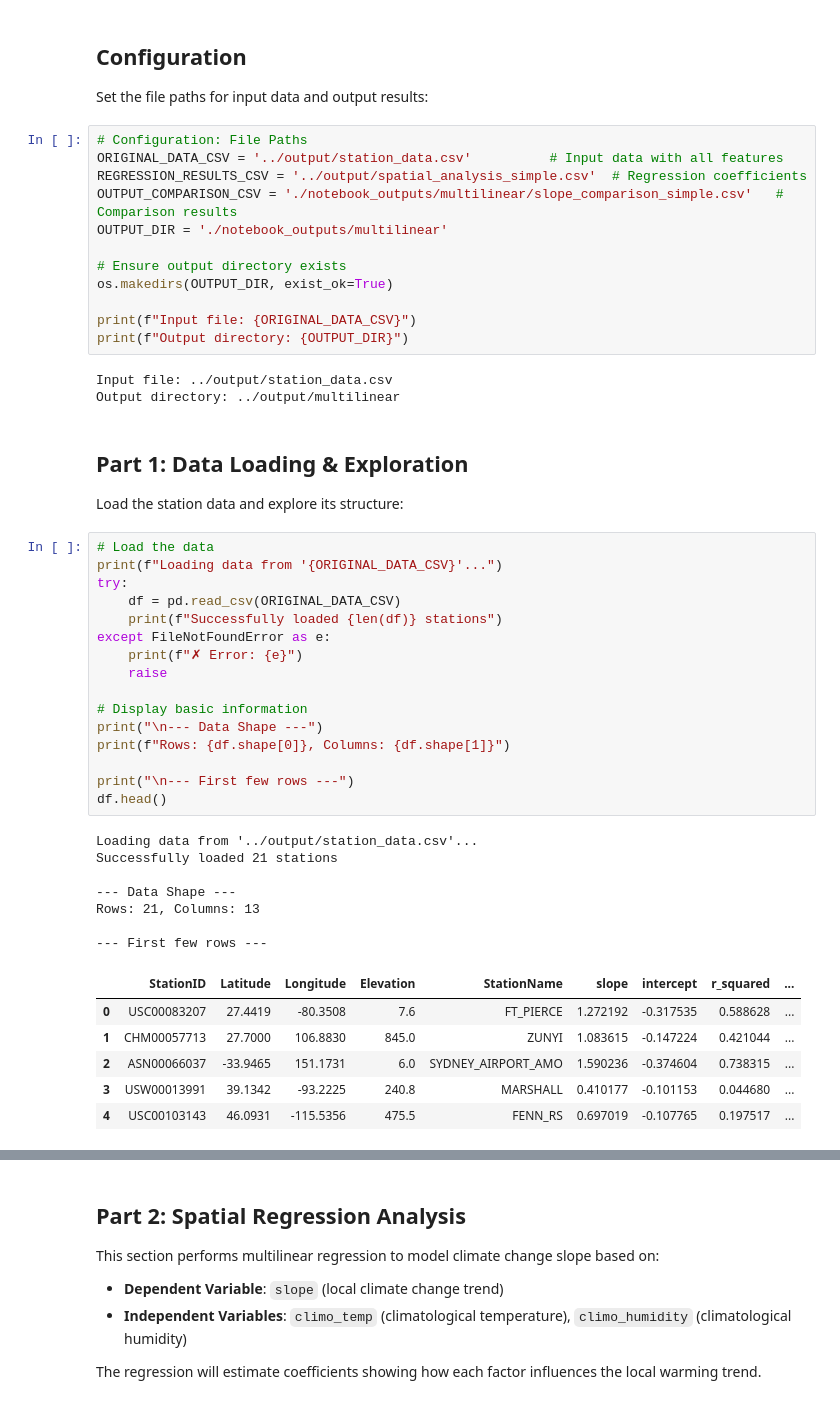
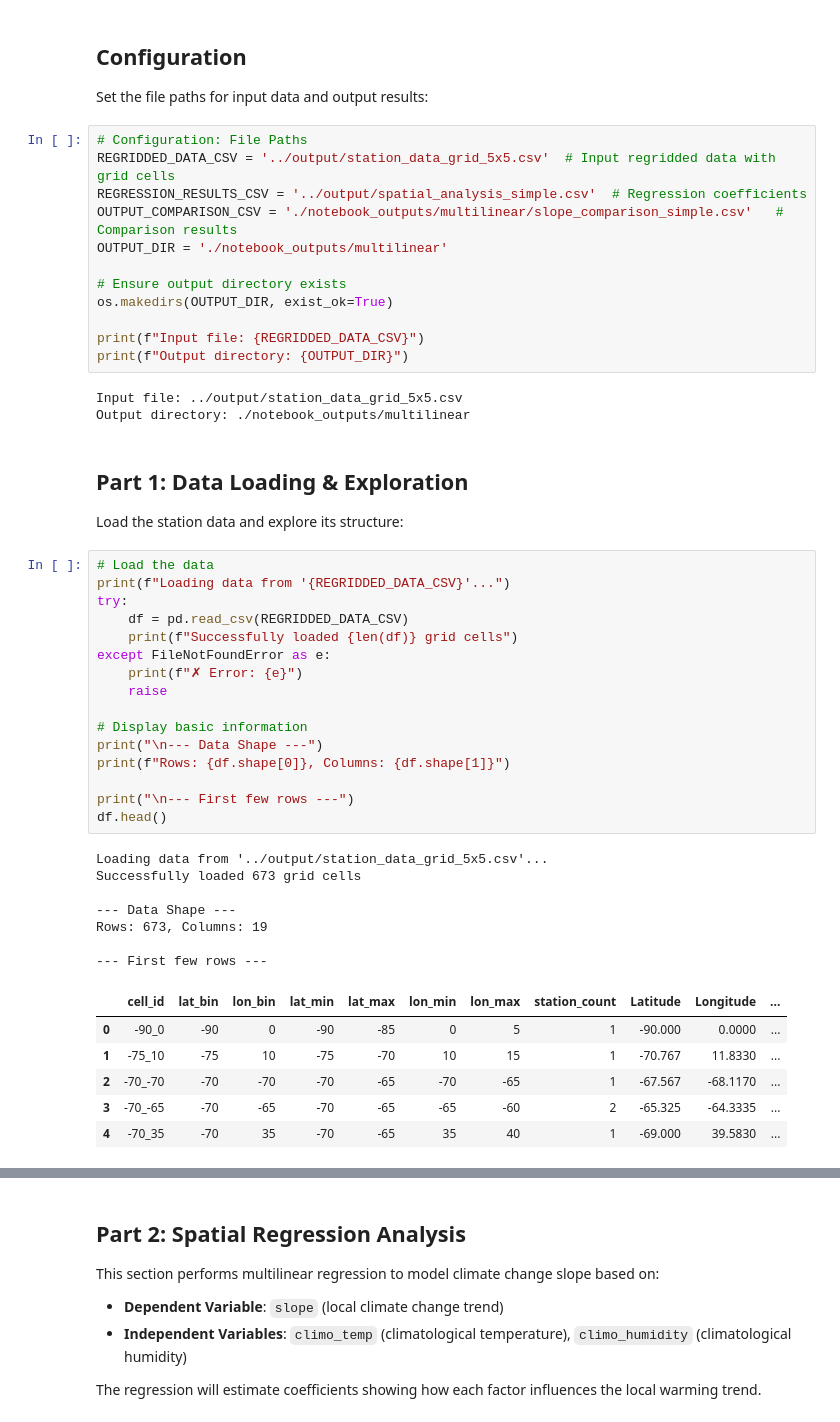
Before and after one commit to gretareitenbach/bc3_urop, a Jupyter notebook: multilinear/multilinear_analysis.ipynb, the cells around one changed output, grey strips where cells are left out. Saved outputs shown, nothing was run; the diff lists cells and outputs as text.

```diff
--- a/multilinear/multilinear_analysis.ipynb
+++ b/multilinear/multilinear_analysis.ipynb
@@ -27,7 +27,7 @@ plt.style.use('seaborn-v0_8-darkgrid')
 Set the file paths for input data and output results:
 # %%
 # Configuration: File Paths
-ORIGINAL_DATA_CSV = '../output/station_data.csv'          # Input data with all features
+REGRIDDED_DATA_CSV = '../output/station_data_grid_5x5.csv'  # Input regridded data with grid cells
 REGRESSION_RESULTS_CSV = '../output/spatial_analysis_simple.csv'  # Regression coefficients
 OUTPUT_COMPARISON_CSV = './notebook_outputs/multilinear/slope_comparison_simple.csv'   # Comparison results
 OUTPUT_DIR = './notebook_outputs/multilinear'
@@ -35,45 +35,45 @@ OUTPUT_DIR = './notebook_outputs/multilinear'
 # Ensure output directory exists
 os.makedirs(OUTPUT_DIR, exist_ok=True)
 
-print(f"Input file: {ORIGINAL_DATA_CSV}")
+print(f"Input file: {REGRIDDED_DATA_CSV}")
 print(f"Output directory: {OUTPUT_DIR}")
 # %% [output]
-Input file: ../output/station_data.csv
-Output directory: ../output/multilinear
+Input file: ../output/station_data_grid_5x5.csv
+Output directory: ./notebook_outputs/multilinear
 # %% [markdown]
 ## Part 1: Data Loading & Exploration
 
 Load the station data and explore its structure:
 # %%
 # Load the data
-print(f"Loading data from '{ORIGINAL_DATA_CSV}'...")
+print(f"Loading data from '{REGRIDDED_DATA_CSV}'...")
 try:
-    df = pd.read_csv(ORIGINAL_DATA_CSV)
-    print(f"Successfully loaded {len(df)} stations")
+    df = pd.read_csv(REGRIDDED_DATA_CSV)
+    print(f"Successfully loaded {len(df)} grid cells")
 except FileNotFoundError as e:
     print(f"✗ Error: {e}")
     raise
 
 # Display basic information
 print("\n--- Data Shape ---")
 print(f"Rows: {df.shape[0]}, Columns: {df.shape[1]}")
 
 print("\n--- First few rows ---")
 df.head()
 # %% [output]
-Loading data from '../output/station_data.csv'...
-Successfully loaded 21 stations
+Loading data from '../output/station_data_grid_5x5.csv'...
+Successfully loaded 673 grid cells
 
 --- Data Shape ---
-Rows: 21, Columns: 13
+Rows: 673, Columns: 19
 
 --- First few rows ---
-|  | StationID | Latitude | Longitude | Elevation | StationName | slope | intercept | r_squared | ... |
-| 0 | USC00083207 | 27.4419 | -80.3508 | 7.6 | FT_PIERCE | 1.272192 | -0.317535 | 0.588628 | ... |
-| 1 | CHM00057713 | 27.7000 | 106.8830 | 845.0 | ZUNYI | 1.083615 | -0.147224 | 0.421044 | ... |
-| 2 | ASN00066037 | -33.9465 | 151.1731 | 6.0 | SYDNEY_AIRPORT_AMO | 1.590236 | -0.374604 | 0.738315 | ... |
-| 3 | USW00013991 | 39.1342 | -93.2225 | 240.8 | MARSHALL | 0.410177 | -0.101153 | 0.044680 | ... |
-| 4 | USC00103143 | 46.0931 | -115.5356 | 475.5 | FENN_RS | 0.697019 | -0.107765 | 0.197517 | ... |
+|  | cell_id | lat_bin | lon_bin | lat_min | lat_max | lon_min | lon_max | station_count | Latitude | Longitude | ... |
+| 0 | -90_0 | -90 | 0 | -90 | -85 | 0 | 5 | 1 | -90.000 | 0.0000 | ... |
+| 1 | -75_10 | -75 | 10 | -75 | -70 | 10 | 15 | 1 | -70.767 | 11.8330 | ... |
+| 2 | -70_-70 | -70 | -70 | -70 | -65 | -70 | -65 | 1 | -67.567 | -68.1170 | ... |
+| 3 | -70_-65 | -70 | -65 | -70 | -65 | -65 | -60 | 2 | -65.325 | -64.3335 | ... |
+| 4 | -70_35 | -70 | 35 | -70 | -65 | 35 | 40 | 1 | -69.000 | 39.5830 | ... |
 # %%
 # Display data info and statistics
 print("\n--- Data Types ---")
```
Also changed, not shown: parts of 17 cells of this notebook, 2 other files.
